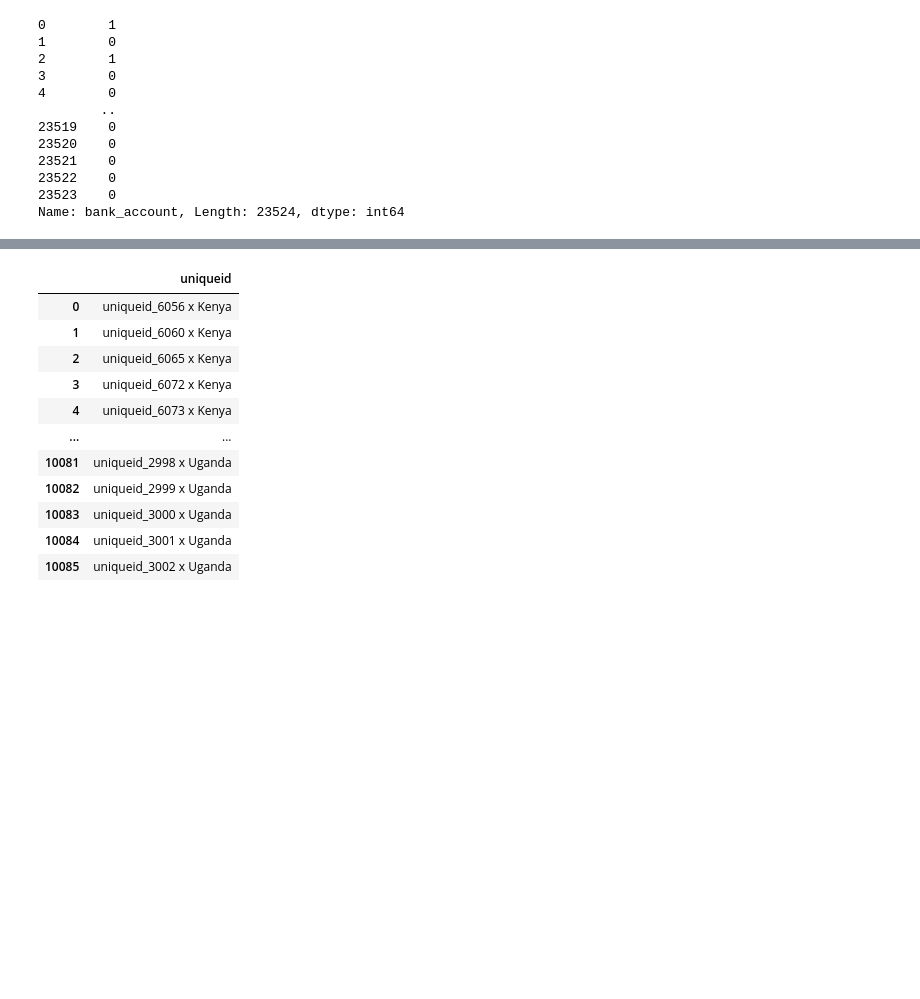
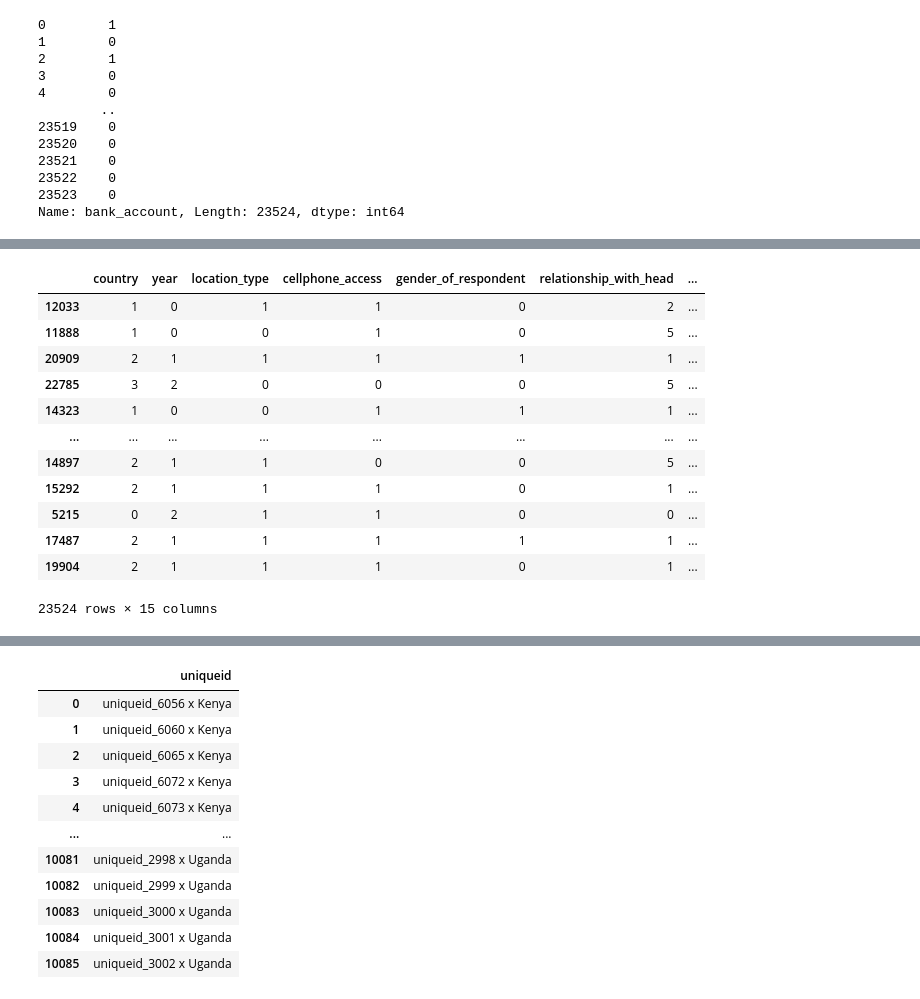
Before and after one commit to timothyafolami/financial-inclusion-in-africa, a Jupyter notebook: code_solution.ipynb, the cells around one changed output, grey strips where cells are left out. Drawn from its saved outputs; the diff is of its cells as text; code cells hidden in the pictures; blank space fills up the shorter version.

```diff
--- a/code_solution.ipynb
+++ b/code_solution.ipynb
@@ -680,0 +706,19 @@ Mean absolute error for lightgbm: 0.11030818278427205
+# %%
+# merging the train and test set to train on them together
+merged = pd.concat([X_train, X_test], axis=0)
+merged_y = pd.concat([y_train, y_test], axis=0)
+merged
+# %% [output]
+|  | country | year | location_type | cellphone_access | gender_of_respondent | relationship_with_head | ... |
+| 12033 | 1 | 0 | 1 | 1 | 0 | 2 | ... |
+| 11888 | 1 | 0 | 0 | 1 | 0 | 5 | ... |
+| 20909 | 2 | 1 | 1 | 1 | 1 | 1 | ... |
+| 22785 | 3 | 2 | 0 | 0 | 0 | 5 | ... |
+| 14323 | 1 | 0 | 0 | 1 | 1 | 1 | ... |
+| ... | ... | ... | ... | ... | ... | ... | ... |
+| 14897 | 2 | 1 | 1 | 0 | 0 | 5 | ... |
+| 15292 | 2 | 1 | 1 | 1 | 0 | 1 | ... |
+| 5215 | 0 | 2 | 1 | 1 | 0 | 0 | ... |
+| 17487 | 2 | 1 | 1 | 1 | 1 | 1 | ... |
+| 19904 | 2 | 1 | 1 | 1 | 0 | 1 | ... |
+23524 rows × 15 columns
```
Also changed, not shown: parts of 29 cells of this notebook, 9 other files.
